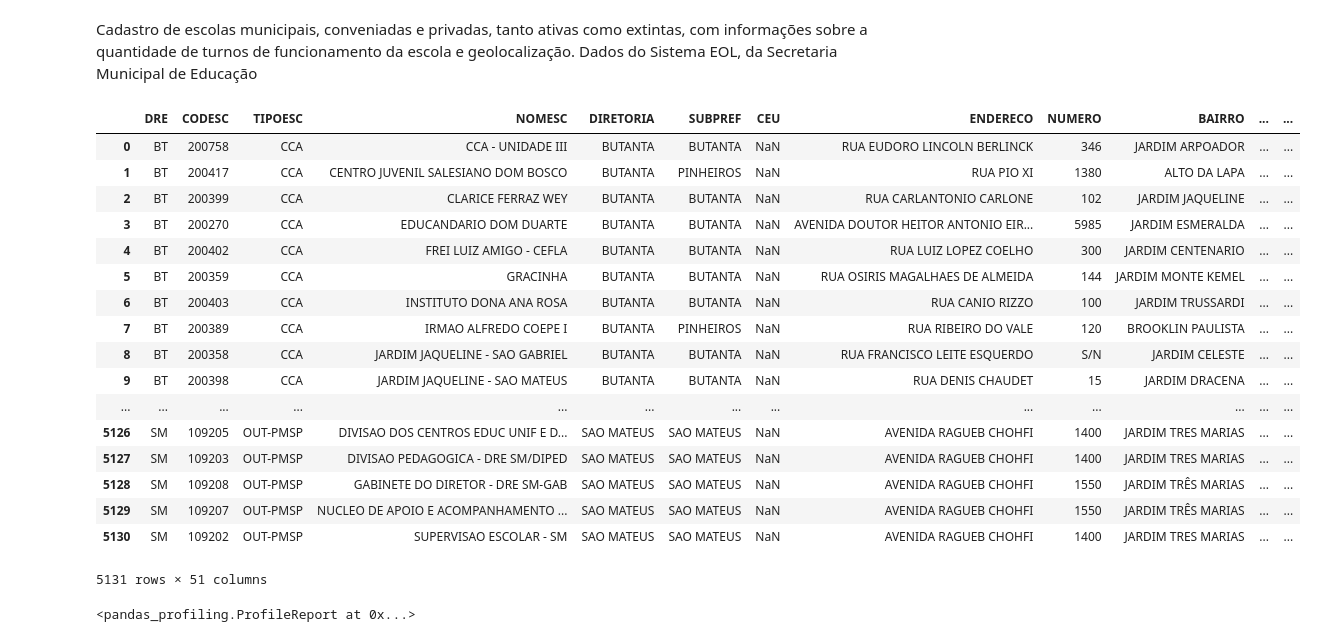
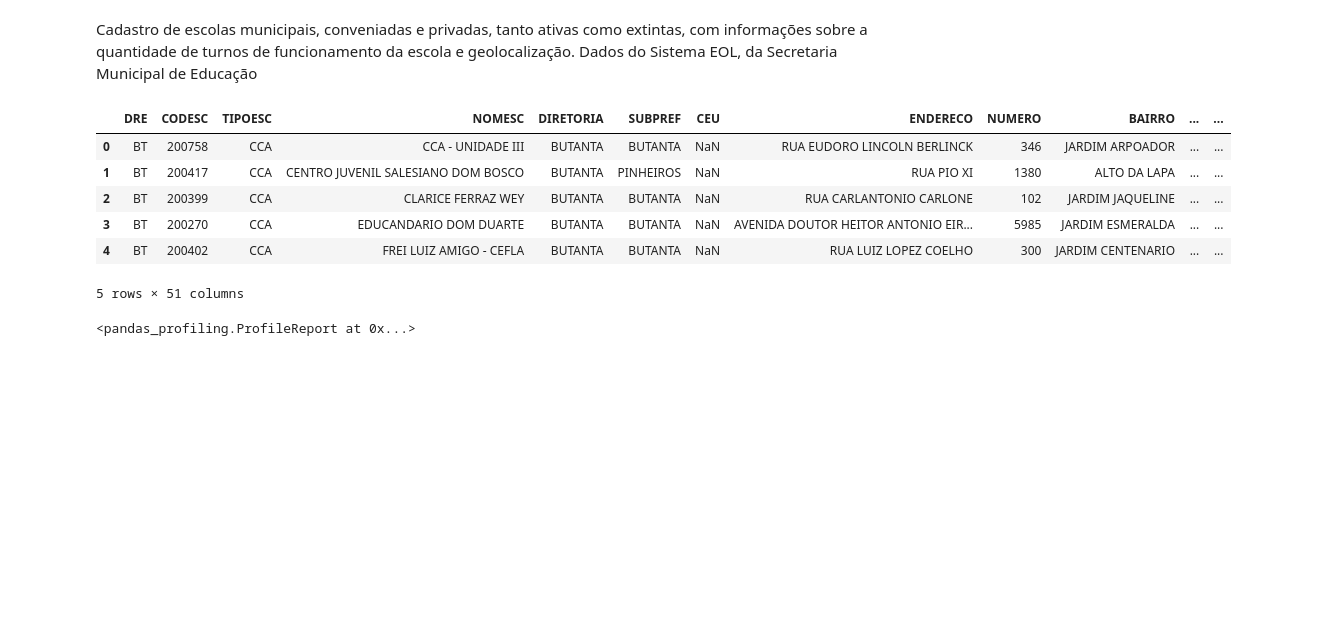
Before and after one commit to prefeiturasp/dados-educacao, a Jupyter notebook: Escolas.ipynb, the cells around one changed output. Drawn from its saved outputs; the diff is of its cells as text; code cells hidden in the pictures; blank space fills up the shorter version.

```diff
--- a/Escolas.ipynb
+++ b/Escolas.ipynb
@@ -8,28 +8,22 @@ import numpy as np
 import pandas_profiling
 # %%
 cadastro = pd.read_csv('http://dados.prefeitura.sp.gov.br/dataset/8da55b0e-b385-4b54-9296-d0000014ddd5/resource/a6d8dba5-5959-4e57-903a-09e127e228a5/download/escolasr34.csv',
-                       sep=';')
+                       sep=';'
+                      )
+# %%
+to_date = ['DOM_CRIACAO', 'DT_AUTORIZA', 'DT_CRIACAO', 'DT_INI_FUNC']
+for column in to_date:
+    cadastro[column] = pd.to_datetime(cadastro[column], errors='coerce')
 # %%
-cadastro
+cadastro.head()
 # %% [output]
-|  | DRE | CODESC | TIPOESC | NOMESC | DIRETORIA | SUBPREF | CEU | ENDERECO | NUMERO | BAIRRO | ... | ... |
+|  | ﻿DRE | CODESC | TIPOESC | NOMESC | DIRETORIA | SUBPREF | CEU | ENDERECO | NUMERO | BAIRRO | ... | ... |
 | 0 | BT | 200758 | CCA | CCA - UNIDADE III | BUTANTA | BUTANTA | NaN | RUA EUDORO LINCOLN BERLINCK | 346 | JARDIM ARPOADOR | ... | ... |
 | 1 | BT | 200417 | CCA | CENTRO JUVENIL SALESIANO DOM BOSCO | BUTANTA | PINHEIROS | NaN | RUA PIO XI | 1380 | ALTO DA LAPA | ... | ... |
 | 2 | BT | 200399 | CCA | CLARICE FERRAZ WEY | BUTANTA | BUTANTA | NaN | RUA CARLANTONIO CARLONE | 102 | JARDIM JAQUELINE | ... | ... |
 | 3 | BT | 200270 | CCA | EDUCANDARIO DOM DUARTE | BUTANTA | BUTANTA | NaN | AVENIDA DOUTOR HEITOR ANTONIO EIR... | 5985 | JARDIM ESMERALDA | ... | ... |
 | 4 | BT | 200402 | CCA | FREI LUIZ AMIGO - CEFLA | BUTANTA | BUTANTA | NaN | RUA LUIZ LOPEZ COELHO | 300 | JARDIM CENTENARIO | ... | ... |
-| 5 | BT | 200359 | CCA | GRACINHA | BUTANTA | BUTANTA | NaN | RUA OSIRIS MAGALHAES DE ALMEIDA | 144 | JARDIM MONTE KEMEL | ... | ... |
-| 6 | BT | 200403 | CCA | INSTITUTO DONA ANA ROSA | BUTANTA | BUTANTA | NaN | RUA CANIO RIZZO | 100 | JARDIM TRUSSARDI | ... | ... |
-| 7 | BT | 200389 | CCA | IRMAO ALFREDO COEPE I | BUTANTA | PINHEIROS | NaN | RUA RIBEIRO DO VALE | 120 | BROOKLIN PAULISTA | ... | ... |
-| 8 | BT | 200358 | CCA | JARDIM JAQUELINE - SAO GABRIEL | BUTANTA | BUTANTA | NaN | RUA FRANCISCO LEITE ESQUERDO | S/N | JARDIM CELESTE | ... | ... |
-| 9 | BT | 200398 | CCA | JARDIM JAQUELINE - SAO MATEUS | BUTANTA | BUTANTA | NaN | RUA DENIS CHAUDET | 15 | JARDIM DRACENA | ... | ... |
-| ... | ... | ... | ... | ... | ... | ... | ... | ... | ... | ... | ... | ... |
-| 5126 | SM | 109205 | OUT-PMSP | DIVISAO DOS CENTROS EDUC UNIF E D... | SAO MATEUS | SAO MATEUS | NaN | AVENIDA RAGUEB CHOHFI | 1400 | JARDIM TRES MARIAS | ... | ... |
-| 5127 | SM | 109203 | OUT-PMSP | DIVISAO PEDAGOGICA - DRE SM/DIPED | SAO MATEUS | SAO MATEUS | NaN | AVENIDA RAGUEB CHOHFI | 1400 | JARDIM TRES MARIAS | ... | ... |
-| 5128 | SM | 109208 | OUT-PMSP | GABINETE DO DIRETOR - DRE SM-GAB | SAO MATEUS | SAO MATEUS | NaN | AVENIDA RAGUEB CHOHFI | 1550 | JARDIM TRÊS MARIAS | ... | ... |
-| 5129 | SM | 109207 | OUT-PMSP | NUCLEO DE APOIO E ACOMPANHAMENTO ... | SAO MATEUS | SAO MATEUS | NaN | AVENIDA RAGUEB CHOHFI | 1550 | JARDIM TRÊS MARIAS | ... | ... |
-| 5130 | SM | 109202 | OUT-PMSP | SUPERVISAO ESCOLAR - SM | SAO MATEUS | SAO MATEUS | NaN | AVENIDA RAGUEB CHOHFI | 1400 | JARDIM TRES MARIAS | ... | ... |
-5131 rows × 51 columns
+5 rows × 51 columns
 # %%
 pandas_profiling.ProfileReport(cadastro)
 # %% [output]
```
